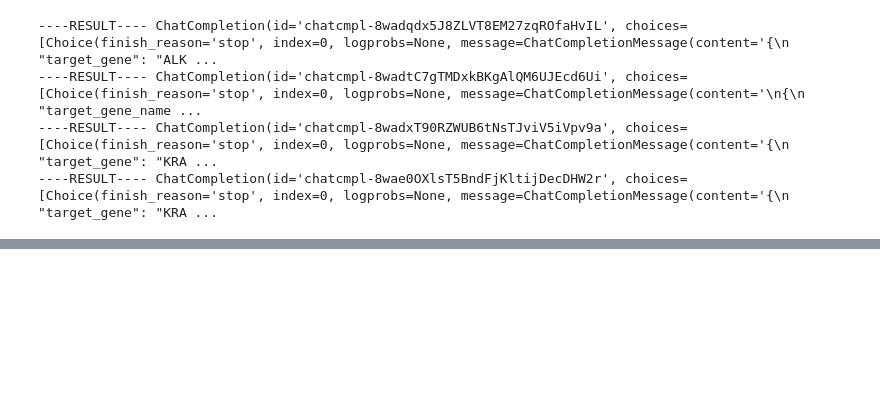
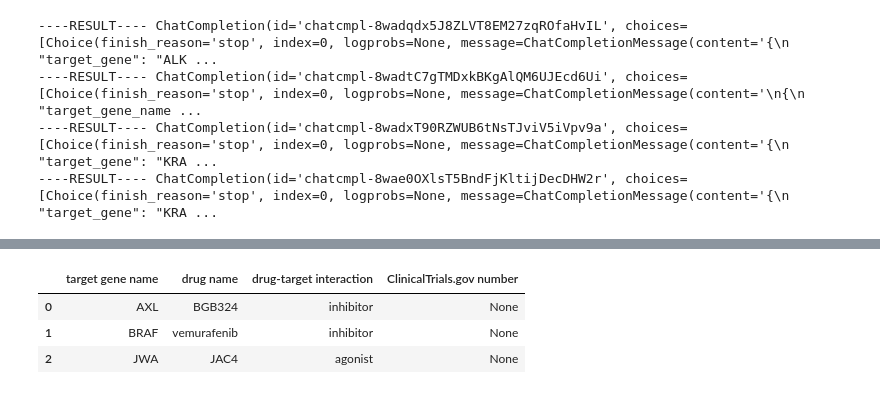
Before and after one commit to mparikh20/gen_ai_gh, a Jupyter notebook: notebooks/llms_playground.ipynb, the cells around one changed output, grey strips where cells are left out. Saved outputs shown, nothing was run; the diff lists cells and outputs as text; code cells hidden in the pictures; blank space fills up the shorter version.

Commit message:
Tested some more use cases, prompt engineering, and data extraction from JSON.

```diff
--- a/notebooks/llms_playground.ipynb
+++ b/notebooks/llms_playground.ipynb
@@ -406,0 +635,34 @@ for user_text in user_content:
+# %%
+MODEL = 'gpt-4-turbo-preview'
+
+messages = [
+    {"role": "system","content": """
+    For each of the user text delimited by triple quotes, do the following:
+    1. Return a set consisting of (target gene name,drug name, drug-target interaction, ClinicalTrials.gov number).
+    2. Return multiple sets if more than 1 gene-drug combinations are present in the text.
+    3. Assemble all sets and produce 1 final JSON output.
+    """ },
+    {
+        "role": "user", "content": """
+        More than half of metastatic melanoma patients receiving standard therapy fail to achieve a long-term survival due to primary and/or acquired resistance.
+Tumor cell ability to switch from epithelial to a more aggressive mesenchymal phenotype, attributed with AXLhigh molecular profile in melanoma, has been recently linked to such event, limiting treatment efficacy.
+In the current study, we investigated the therapeutic potential of the AXL inhibitor (AXLi) BGB324 alone or in combination with the clinically relevant BRAF inhibitor (BRAFi) vemurafenib.
+Firstly, AXL was shown to be expressed in majority of melanoma lymph node metastases.
+When treated ex vivo, the largest reduction in cell viability was observed when the two drugs were combined.
+In addition, a therapeutic benefit of adding AXLi to the BRAF-targeted therapy was observed in pre-clinical AXLhigh melanoma models in vitro and in vivo. When searching for mechanistic insights, AXLi was found to potentiate BRAFi-induced apoptosis, stimulate ferroptosis and inhibit autophagy. Altogether, our findings propose AXLi as a promising treatment in combination with standard therapy to improve therapeutic outcome in metastatic melanoma.
+        """
+    },
+    {
+        "role": "user", "content": """
+        Lung adenocarcinoma (LUAD) is the most common lung cancer, with high mortality.
+As a tumor-suppressor gene, JWA plays an important role in blocking pan-tumor progression.
+JAC4, a small molecular-compound agonist, transcriptionally activates JWA expression both in vivo and in vitro.
+        """
+    }
+]
+
+response = client.chat.completions.create(
+        model=MODEL,
+        response_format={ "type": "json_object" },
+        messages=messages
+    )
@@ -406,0 +700,2 @@ for user_text in user_content:
+# %%
+result = json.loads(response.model_dump_json())
@@ -406,0 +736,2 @@ for user_text in user_content:
+# %%
+data_dict = json.loads(result['choices'][0]['message']['content'])
@@ -406,0 +753,7 @@ for user_text in user_content:
+# %%
+pd.DataFrame(data_dict['sets'])
+# %% [output]
+|  | target gene name | drug name | drug-target interaction | ClinicalTrials.gov number |
+| 0 | AXL | BGB324 | inhibitor | None |
+| 1 | BRAF | vemurafenib | inhibitor | None |
+| 2 | JWA | JAC4 | agonist | None |
```
Also changed, not shown: parts of 50 cells of this notebook.
